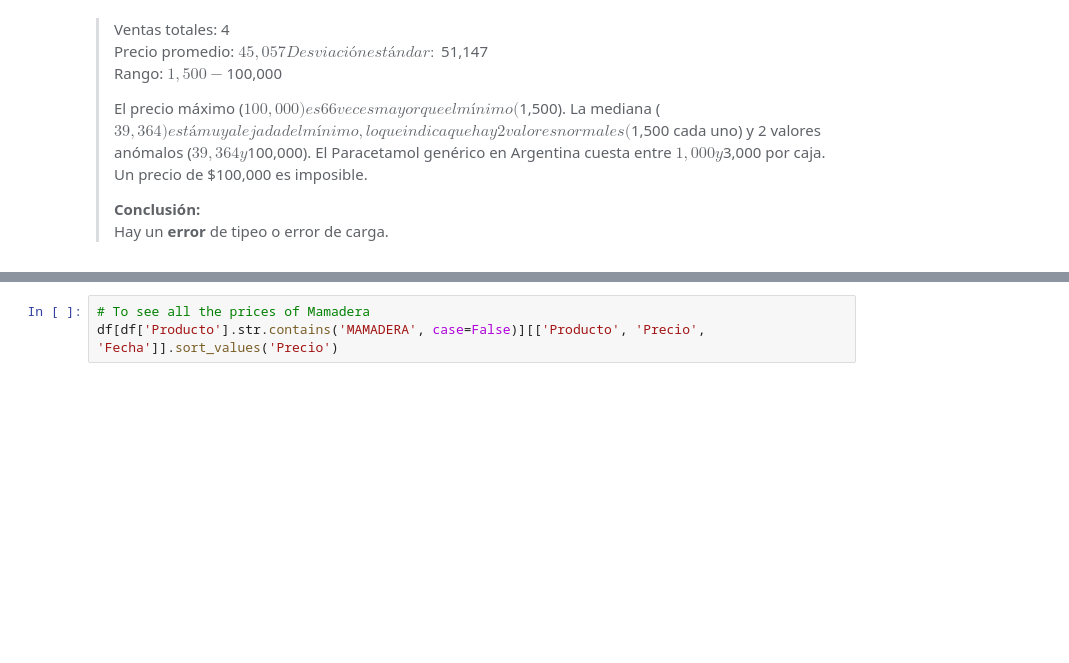
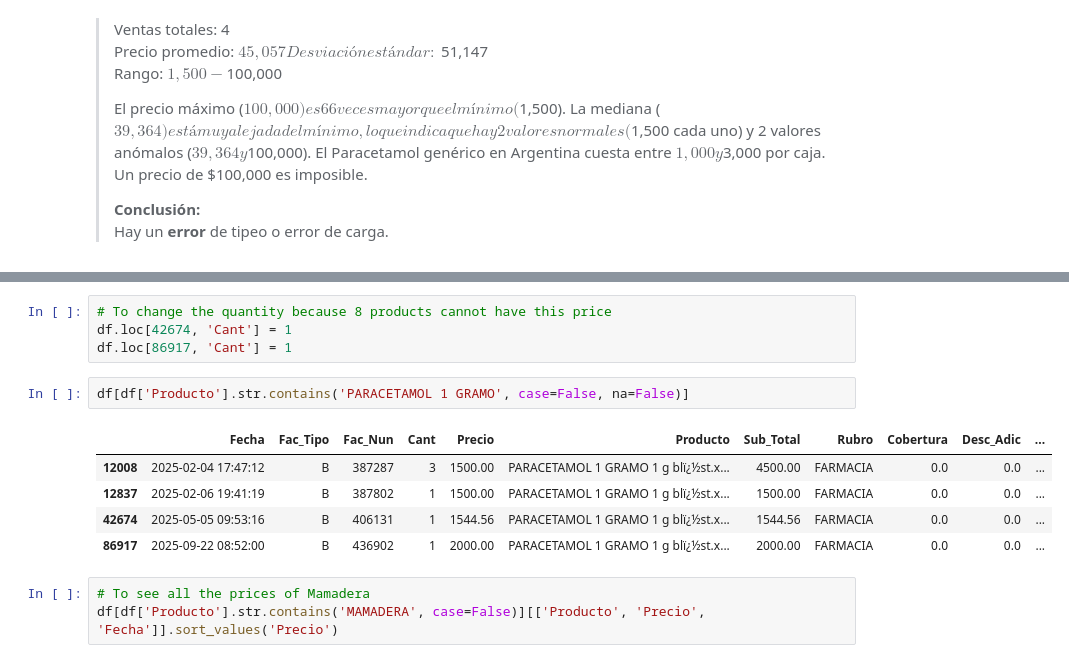
Before and after one commit to 4GeeksAcademy/sp-ml-20-final-project-g2, a Jupyter notebook: src/eda-ineta.ipynb, the cells around one changed output, grey strips where cells are left out. Drawn from its saved outputs; the diff is of its cells as text; blank space fills up the shorter version.

```diff
--- a/src/eda-ineta.ipynb
+++ b/src/eda-ineta.ipynb
@@ -592,3 +618,15 @@ df[df['Producto'] == 'PARACETAMOL 1 GRAMO 1 g blíst.x 50 comp.x 8']
+# %%
+# To change the quantity because 8 products cannot have this price
+df.loc[42674, 'Cant'] = 1
+df.loc[86917, 'Cant'] = 1
+# %%
+df[df['Producto'].str.contains('PARACETAMOL 1 GRAMO', case=False, na=False)]
+# %% [output]
+|  | Fecha | Fac_Tipo | Fac_Nun | Cant | Precio | Producto | Sub_Total | Rubro | Cobertura | Desc_Adic | ... |
+| 12008 | 2025-02-04 17:47:12 | B | 387287 | 3 | 1500.00 | PARACETAMOL 1 GRAMO 1 g blï¿½st.x... | 4500.00 | FARMACIA | 0.0 | 0.0 | ... |
+| 12837 | 2025-02-06 19:41:19 | B | 387802 | 1 | 1500.00 | PARACETAMOL 1 GRAMO 1 g blï¿½st.x... | 1500.00 | FARMACIA | 0.0 | 0.0 | ... |
+| 42674 | 2025-05-05 09:53:16 | B | 406131 | 1 | 1544.56 | PARACETAMOL 1 GRAMO 1 g blï¿½st.x... | 1544.56 | FARMACIA | 0.0 | 0.0 | ... |
+| 86917 | 2025-09-22 08:52:00 | B | 436902 | 1 | 2000.00 | PARACETAMOL 1 GRAMO 1 g blï¿½st.x... | 2000.00 | FARMACIA | 0.0 | 0.0 | ... |
 # %%
 # To see all the prices of Mamadera
 df[df['Producto'].str.contains('MAMADERA', case=False)][['Producto', 'Precio', 'Fecha']].sort_values('Precio')
```
Also changed, not shown: parts of 62 cells of this notebook.
